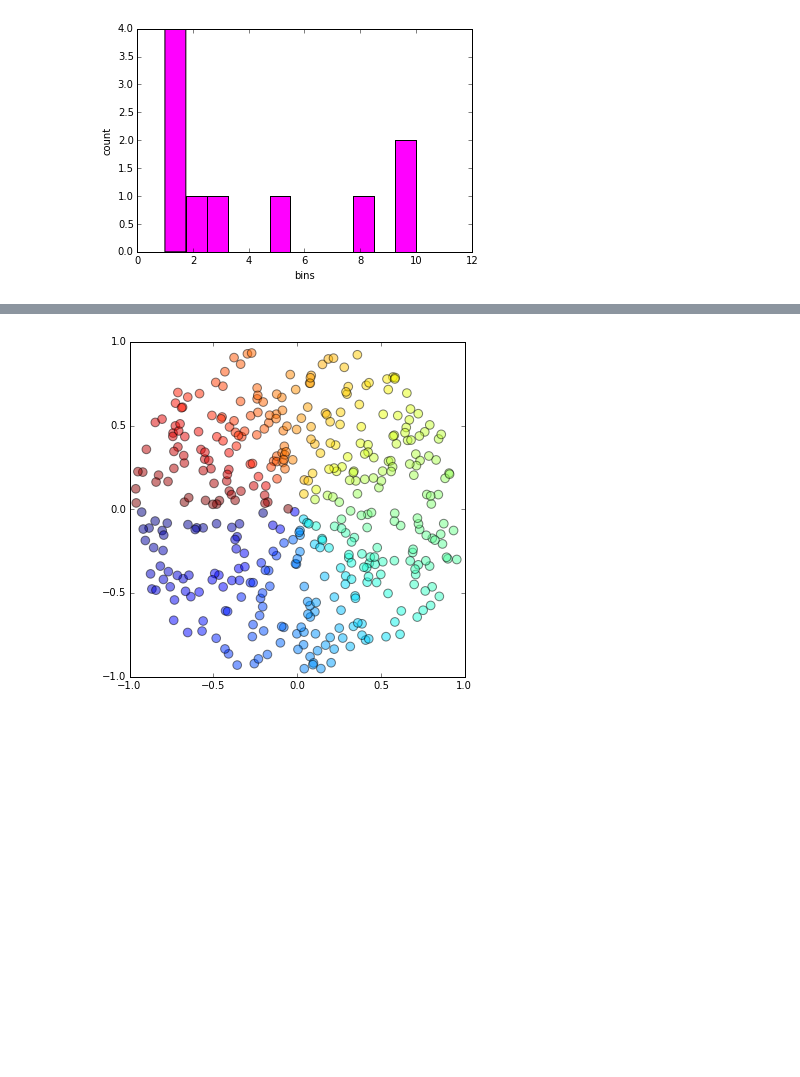
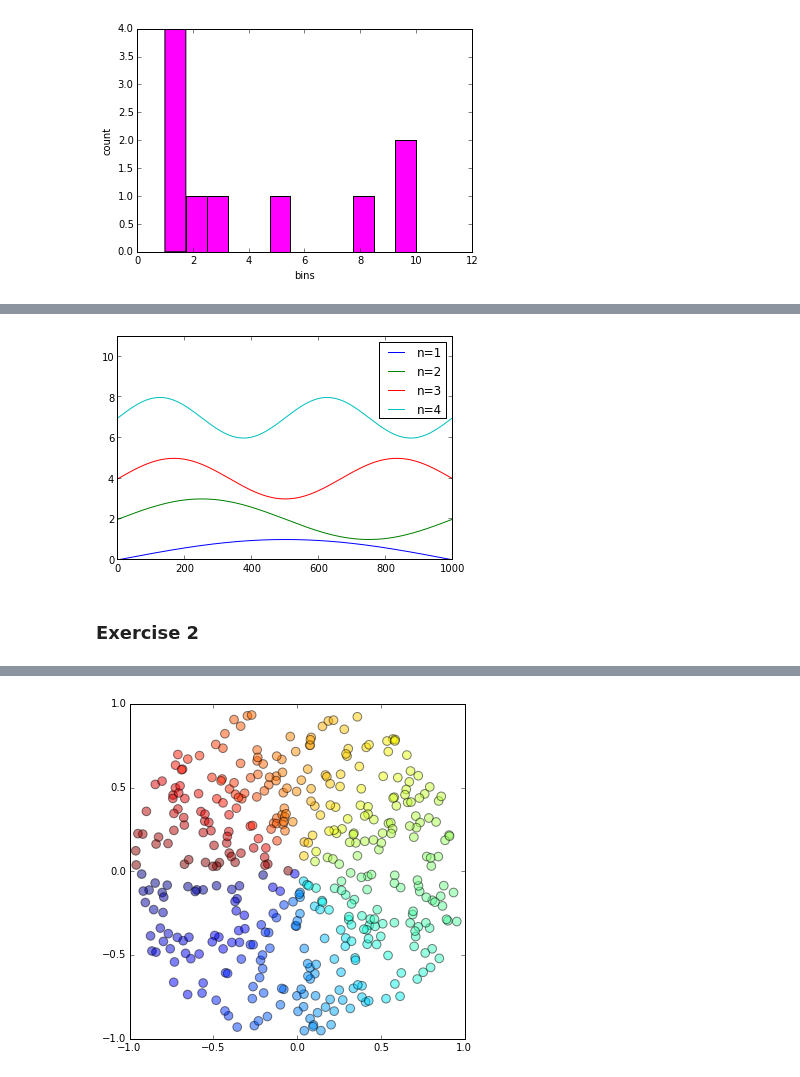
Before and after one commit to Clyde-fare/Imperial_Chem_Python, a Jupyter notebook: C_Y1/workshop1/intro_to_pylab.ipynb, the cells around one changed output, grey strips where cells are left out. Drawn from its saved outputs; the diff is of its cells as text; code cells hidden in the pictures; blank space fills up the shorter version.

Commit message:
Incremental changes to the exercises.

```diff
--- a/C_Y1/workshop1/intro_to_pylab.ipynb
+++ b/C_Y1/workshop1/intro_to_pylab.ipynb
@@ -786,0 +810,19 @@ plt.show()
+# %%
+#soln
+L=10
+
+X = linspace(0,L,1000)
+
+plot(sin(1*pi*X/L), label='n=1')
+plot(sin(2*pi*X/L) +2, label='n=2')
+plot(sin(3*pi*X/L) +4, label='n=3')
+plot(sin(4*pi*X/L) +7, label='n=4')
+
+xlim([0,1000])
+ylim([0,11])
+legend(loc='upper right')
+show()
+# %% [output]
+[figure, added]
+# %% [markdown]
+### Exercise 2
```
Also changed, not shown: parts of 19 cells of this notebook.
